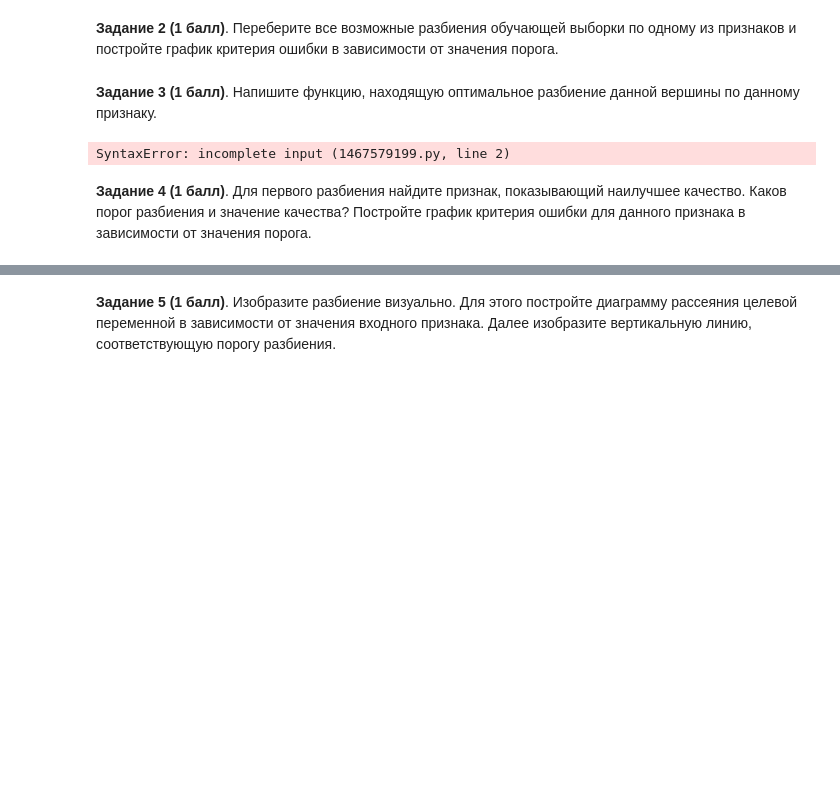
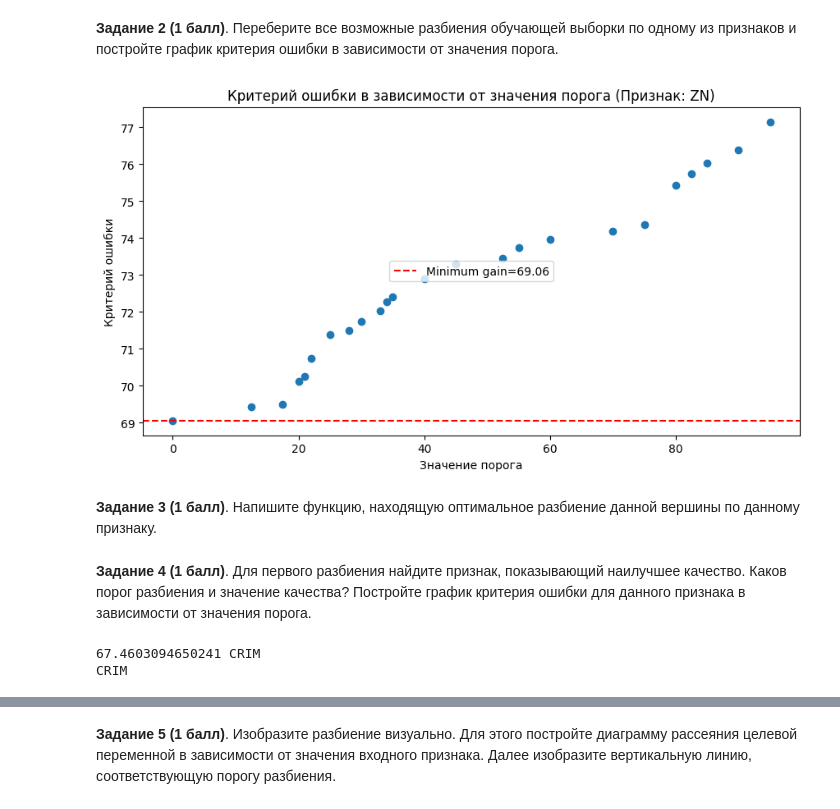
Before and after one commit to fitlemon/math_for_ds, a Jupyter notebook: Module6/14_hw_additional.ipynb, the cells around one changed output, grey strips where cells are left out. Saved outputs shown, nothing was run; the diff lists cells and outputs as text; code cells hidden in the pictures; blank space fills up the shorter version.

```diff
--- a/Module6/14_hw_additional.ipynb
+++ b/Module6/14_hw_additional.ipynb
@@ -419,27 +419,61 @@ def H(R: np.array) -> float:
     Вычислить критерий информативности (impurity criterion) для фиксированного набора объектов R.
     Предполагается, что последний столбец содержить целевую переменную.
     """
-    # your code
+    y = R[:-1]
+    _, counts = np.unique(y, return_counts=True)
+    # Вычисляем вероятность каждого уникального значения.
+    probs = counts / len(y)
+    # Вычисляем значение энтропии.
+    return -np.sum(probs * np.log2(probs))
 
 
 def split_node(R_m: np.array, feature: str, t: float) -> Iterable[np.array]:
     """
     Разделить фиксированный набор объектов R_m с заданным признаком (номером признака) и пороговым значением t.
     """
-    # your code
+    left_R_m = R_m[R_m[feature] <= t]
+    right_R_m = R_m[R_m[feature] > t]
+
+    return left_R_m, right_R_m
 
 
 def q_error(R_m: np.array, feature: str, t: float) -> float:
     """
     Вычислить критерий ошибки для заданных параметров разделения.
     """
-    # your code
+    left_R_m, right_R_m = split_node(R_m, feature, t)
+    gain = len(left_R_m) / len(R_m) * H(left_R_m) + len(right_R_m) / len(R_m) * H(
+        right_R_m
+    )
+    return gain
 # %% [markdown]
 **Задание 2 (1 балл)**. Переберите все возможные разбиения обучающей выборки по одному из признаков и постройте график критерия ошибки в зависимости от значения порога.
+# %%
+feature_name = "ZN"
+thresholds = X_train[feature_name].unique()
+
+gains = []
+
+for threshold in thresholds:
+    gain = q_error(X_train, feature_name, threshold)
+    gains.append(gain)
+# %%
+fig = plt.figure(figsize=(8, 4))
+axes = fig.add_axes([0, 0, 1, 1])
+axes.scatter(x=thresholds, y=gains)
+axes.set_title(
+    f"Критерий ошибки в зависимости от значения порога (Признак: {feature_name})"
+)
+axes.set_xlabel("Значение порога")
+axes.set_ylabel("Критерий ошибки")
+minimum = plt.axhline(
+    y=min(gains),
+    color="red",
+    linestyle="--",
+    label=f"Minimum gain={round(min(gains),2)}",
+)
+plt.legend(loc="center")
+# %% [output]
+[figure, added]
 # %% [markdown]
 **Задание 3  (1 балл)**. Напишите функцию, находящую оптимальное разбиение данной вершины по данному признаку.
-# %%
-def get_optimal_split(R_m: np.array, feature: str) -> Tuple[float, List[float]]:
-    # your code
-# %% [output]
-SyntaxError: incomplete input (1467579199.py, line 2)
@@ -449,0 +494,16 @@ SyntaxError: incomplete input (1467579199.py, line 2)
+# %%
+best_feature = None
+best_gain = get_optimal_split(X_train, feature_names[0])[1]
+
+
+for feature in feature_names:
+    curr_gain = get_optimal_split(X_train, feature)[1]
+
+    if curr_gain <= best_gain:
+        print(curr_gain, feature)
+        best_feature = feature
+        best_gain = curr_gain
+print(best_feature)
+# %% [output]
+67.4603094650241 CRIM
+CRIM
```
Also changed, not shown: parts of 9 cells of this notebook, 2 other files.
